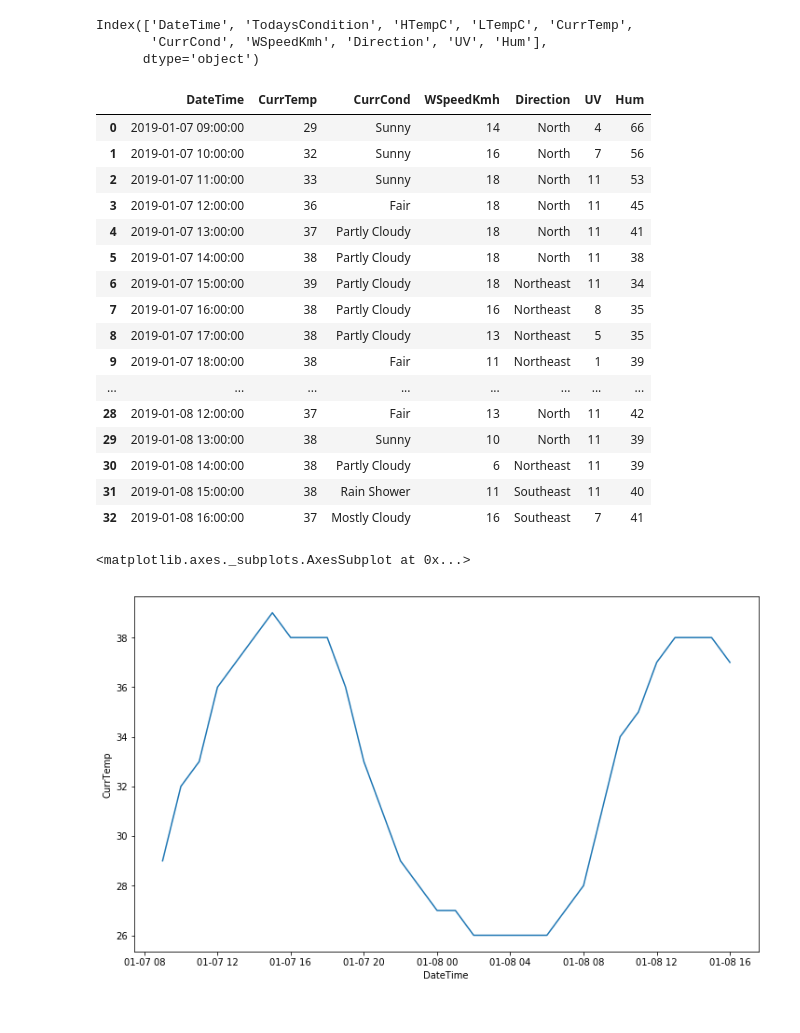
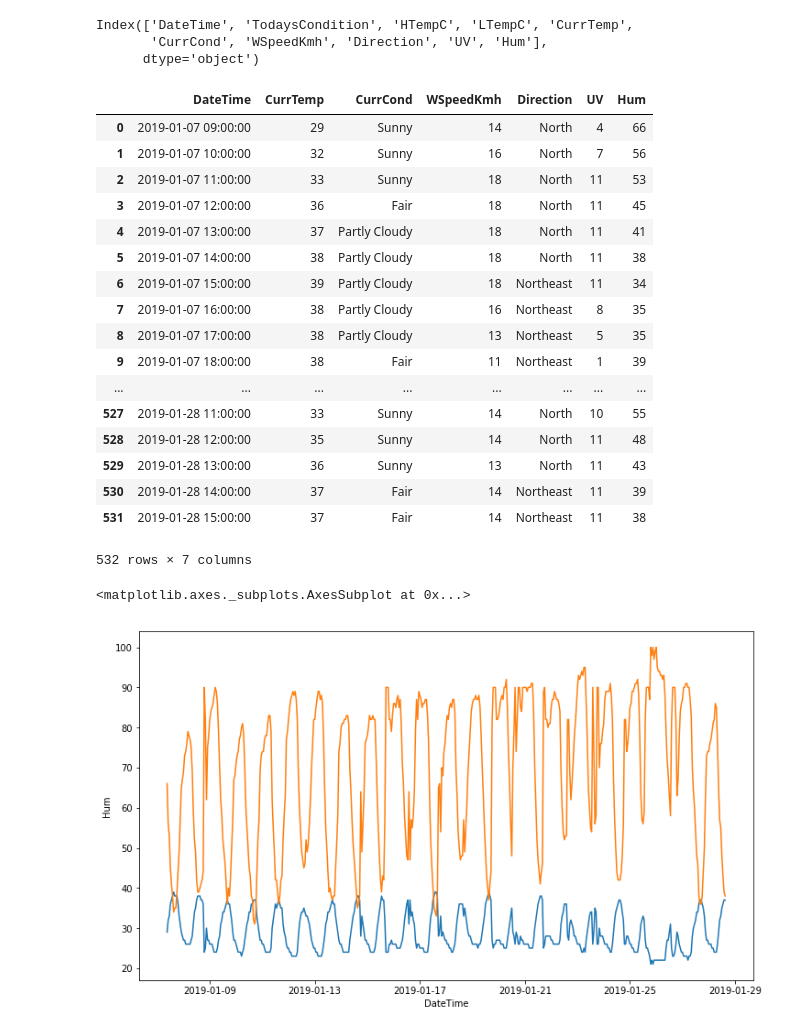
Before and after one commit to HenriqueCSJ/Python-Lessons, a Jupyter notebook: ML-Course/SKL/Paracambi_weather.ipynb, the cells around one changed output. Drawn from its saved outputs; the diff is of its cells as text; code cells hidden in the pictures.

```diff
--- a/ML-Course/SKL/Paracambi_weather.ipynb
+++ b/ML-Course/SKL/Paracambi_weather.ipynb
@@ -8,3 +6,5 @@ df = pd.read_csv("Weather.txt")
+# %%
+df = pd.read_csv("/home/henrique/Coding/GitHub/Python-Lessons/ML-Course/pbi1.csv")
 # %%
 df
 # %% [output]
@@ -50,17 +51,19 @@ df
 | 8 | 2019-01-07 17:00:00 | 38 | Partly Cloudy | 13 | Northeast | 5 | 35 |
 | 9 | 2019-01-07 18:00:00 | 38 | Fair | 11 | Northeast | 1 | 39 |
 | ... | ... | ... | ... | ... | ... | ... | ... |
-| 28 | 2019-01-08 12:00:00 | 37 | Fair | 13 | North | 11 | 42 |
-| 29 | 2019-01-08 13:00:00 | 38 | Sunny | 10 | North | 11 | 39 |
-| 30 | 2019-01-08 14:00:00 | 38 | Partly Cloudy | 6 | Northeast | 11 | 39 |
-| 31 | 2019-01-08 15:00:00 | 38 | Rain Shower | 11 | Southeast | 11 | 40 |
-| 32 | 2019-01-08 16:00:00 | 37 | Mostly Cloudy | 16 | Southeast | 7 | 41 |
+| 527 | 2019-01-28 11:00:00 | 33 | Sunny | 14 | North | 10 | 55 |
+| 528 | 2019-01-28 12:00:00 | 35 | Sunny | 14 | North | 11 | 48 |
+| 529 | 2019-01-28 13:00:00 | 36 | Sunny | 13 | North | 11 | 43 |
+| 530 | 2019-01-28 14:00:00 | 37 | Fair | 14 | Northeast | 11 | 39 |
+| 531 | 2019-01-28 15:00:00 | 37 | Fair | 14 | Northeast | 11 | 38 |
+532 rows × 7 columns
 # %%
 plt.figure(figsize=(12, 7))
 sns.lineplot(x="DateTime", y="CurrTemp", data=df)
+sns.lineplot(x="DateTime", y="Hum", data=df)
 # %% [output]
 <matplotlib.axes._subplots.AxesSubplot at 0x...>
-[figure, old version]
+[figure, new version]
 # %%
 sns.pairplot(df)
 # %% [output]
```
Also changed, not shown: parts of 9 cells of this notebook, 20 other files.
